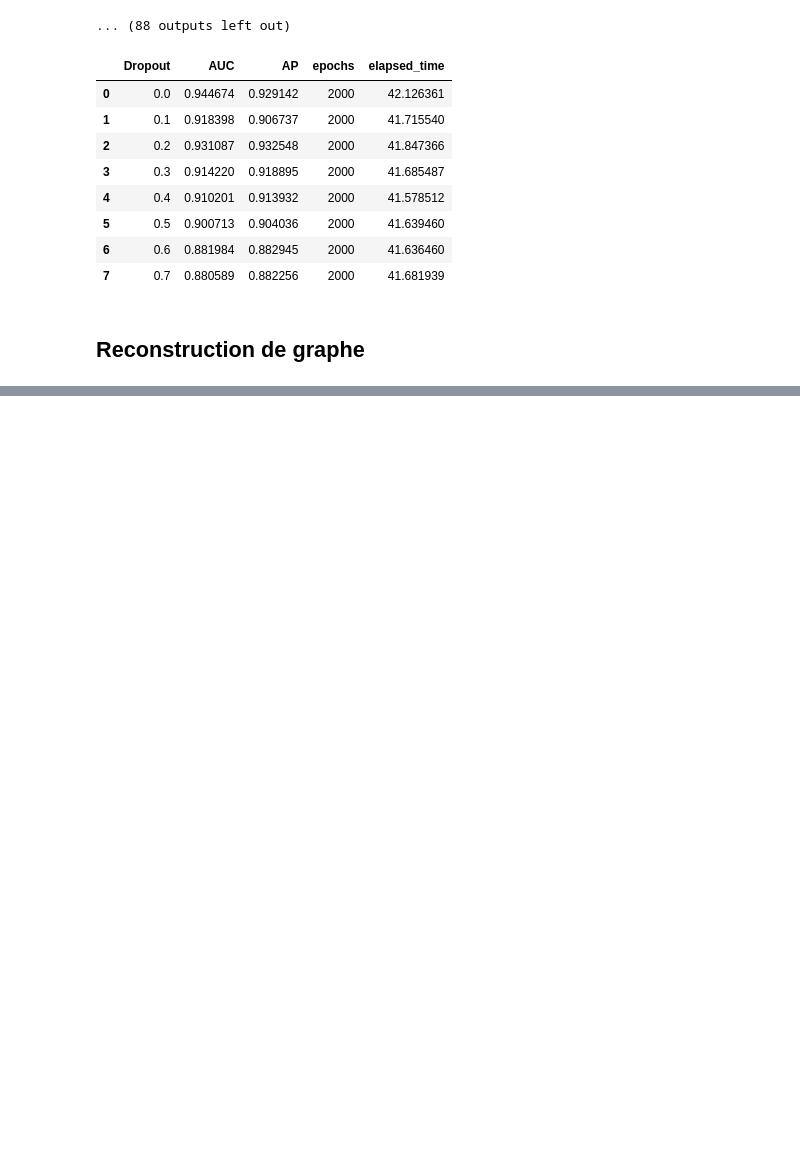
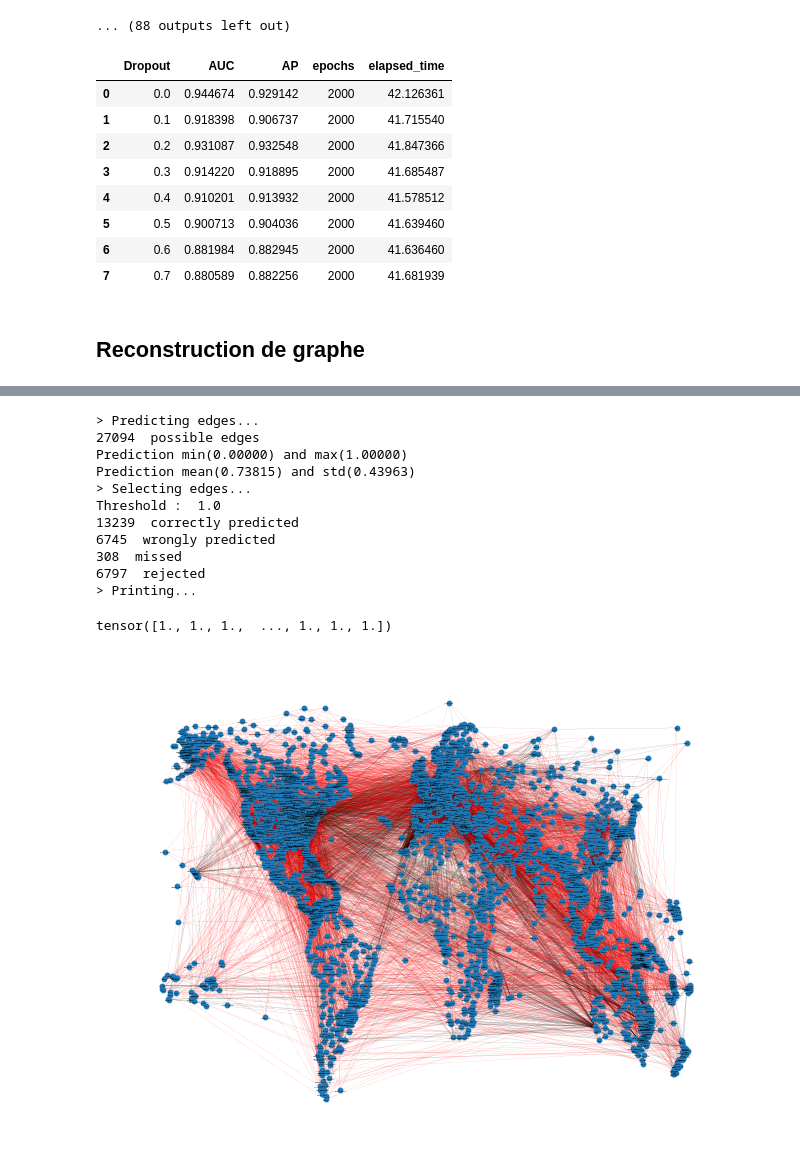
Before and after one commit to ajreckof/biml-gnn-projet, a Jupyter notebook: Projet.ipynb, the cells around one changed output, grey strips where cells are left out. Cells and saved outputs as stored; diff of their text form; code cells hidden in the pictures; blank space fills up the shorter version.

```diff
--- a/Projet.ipynb
+++ b/Projet.ipynb
@@ -380,11 +412,0 @@ tensor([557.1635, 859.0743, 557.1594,  ...,  -9.3447,  -8.1359,  46.7426])
-# %%
-# Préparation des données
-num_nodes = dt.x.shape[0]
-
-all_node_indices = torch.arange(num_nodes)
-
-edge_index_combinations = None
-
-# Créer toutes les combinaisons possibles de deux nœuds
-edge_index_combinations = torch.tensor(list(combinations(all_node_indices, 2)), dtype=torch.long).t()
-print(edge_index_combinations.shape)
@@ -401,11 +412,0 @@ len(z)
-# %%
-threshold = torch.quantile(zWithoutDecoder, 1 - len(true_edges) / edges_transpose.shape[0], interpolation='nearest')
-print("Threshold : ", threshold)
-G.clear_edges()
-for i in range(edges_transpose.shape[0]):
-    source, target = edges_transpose[i]
-    edge = (str(source.item()), str(target.item()))
-    if zWithoutDecoder[i] > threshold :
-        G.add_edge(*edge, color = 'black' if edge in true_edges else 'r')
-    elif edge in true_edges :
-        G.add_edge(*edge, color = 'g')
@@ -439,0 +413,16 @@ plt.savefig("output.png", dpi=1000)
+# %%
+predict_graph(dt, gae, G.copy(), edge_index_combinations, true_edges, True, "GCN.png")
+# %% [output]
+> Predicting edges...
+27094  possible edges
+Prediction min(0.00000) and max(1.00000)
+Prediction mean(0.73815) and std(0.43963)
+> Selecting edges...
+Threshold :  1.0
+13239  correctly predicted
+6745  wrongly predicted
+308  missed
+6797  rejected
+> Printing...
+tensor([1., 1., 1.,  ..., 1., 1., 1.])
+[figure, added]
```
Also changed, not shown: parts of 14 cells of this notebook, 5 other files.
